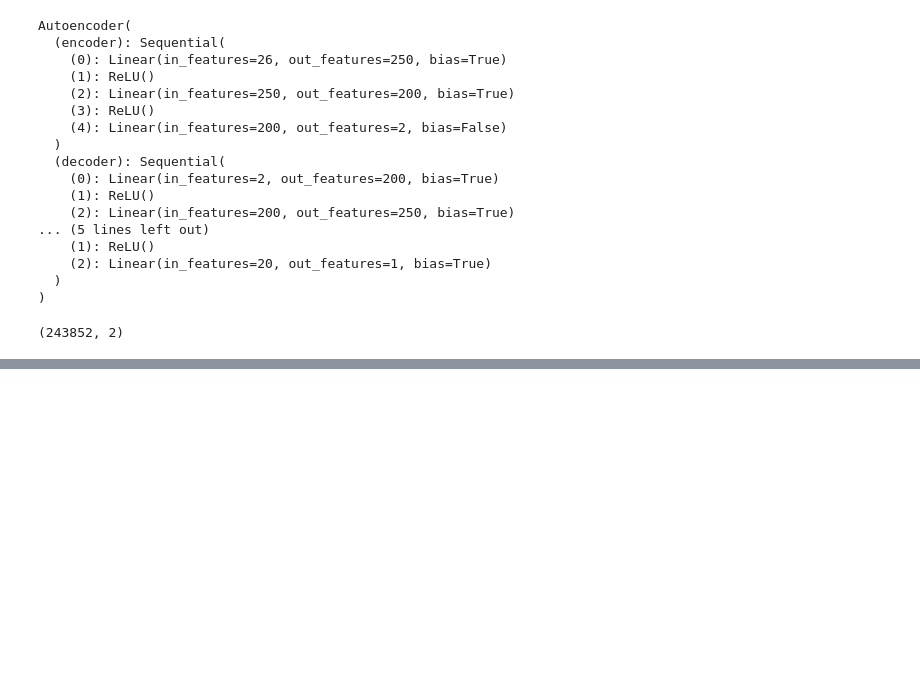
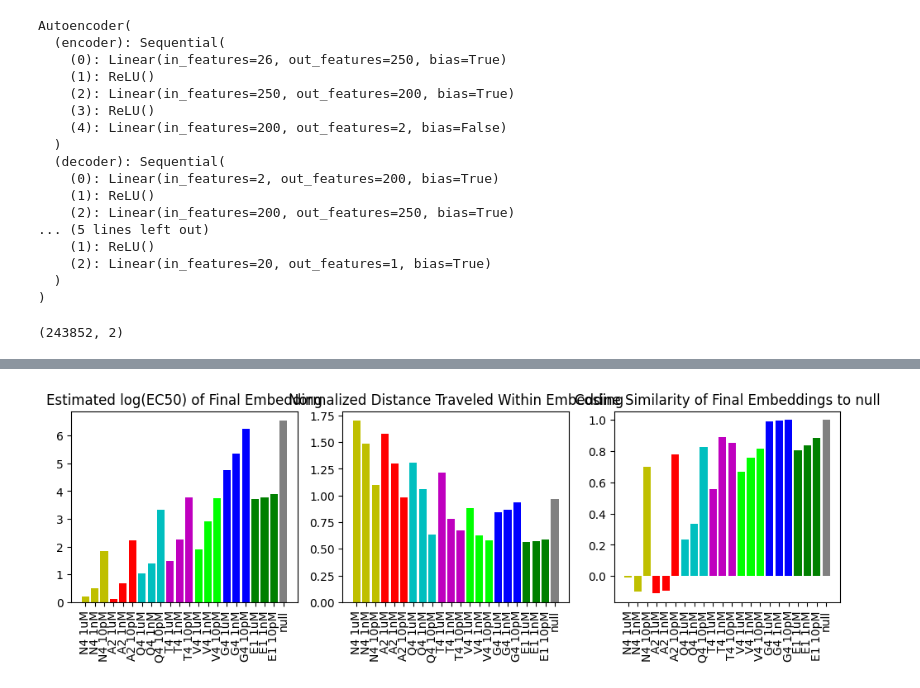
Before and after one commit to L-Pen/capstone, a Jupyter notebook: autoencoder_pipeline/analyze_model.ipynb, the cells around one changed output, grey strips where cells are left out. Drawn from its saved outputs; the diff is of its cells as text; code cells hidden in the pictures; blank space fills up the shorter version.

```diff
--- a/autoencoder_pipeline/analyze_model.ipynb
+++ b/autoencoder_pipeline/analyze_model.ipynb
@@ -216,0 +258,88 @@ get_markers_embedding("Autoencoder",embeddings,markers,model_inputs,strengths,[f
+# %%
+
+plt.figure(figsize=(15,3))
+plt.subplot(1,3,1)
+ax = plt.gca()
+
+color_field = list(data_index_names).index(bar_graph_settings['color_by'])
+secondary_field = list(data_index_names).index(bar_graph_settings['secondary_order_by'])
+colors = ['r', 'g', 'b', 'y', 'c', 'm', 'lime', 'gray', 'orange', 'purple', 'pink', 'brown', 'olive', 'cyan', 'lightblue', 'lightgreen', 'lightgrey', 'lightcoral', 'lightpink', 'lightyellow', 'lightpurple', 'lightbrown', 'lightorange', 'lightcyan', 'lightolive']
+bar_graph_settings = {
+    'color_by':'Peptide',
+    'order_by':['N4','A2', 'Q4', 'T4','V4', 'G4','E1','null'],
+    'secondary_order_by':'Concentration',
+    'secondary_order':['1uM', '1nM', '10pM'],
+}
+
+get_val = lambda x: bar_graph_settings['order_by'].index(x['label'][color_field])*len(bar_graph_settings['secondary_order']) + bar_graph_settings['secondary_order'].index(x['label'][secondary_field])
+
+sorted_output = sorted(output, key=get_val)
+
+
+
+for i,exper in enumerate(sorted_output[:-2]):
+    label = ' '.join(exper['label'][1:])
+    if exper['label'][1] == 'null':
+        label = 'null'
+    color_index = index_order[color_field].index(exper['label'][color_field])
+    # color = get_experiment_color(experiment['label'],data_index_names)
+    # if i %3 == 0:
+    #     ax.bar(exper['label'][1]+' log(EC50)', known_strengths[exper['label'][1]], label=exper['label'][1], color=colors[color_index])
+    ax.bar(label, exper['strengths'][-1], label=label, color=colors[color_index])#yerr=exper['strengths_std'][-1]
+
+plt.xticks(rotation=90)
+plt.title("Estimated log(EC50) of Final Embedding")
+
+
+plt.subplot(1,3,2)
+ax = plt.gca()
+
+color_field = list(data_index_names).index(bar_graph_settings['color_by'])
+colors = ['r', 'g', 'b', 'y', 'c', 'm', 'lime', 'gray', 'orange', 'purple', 'pink', 'brown', 'olive', 'cyan', 'lightblue', 'lightgreen', 'lightgrey', 'lightcoral', 'lightpink', 'lightyellow', 'lightpurple', 'lightbrown', 'lightorange', 'lightcyan', 'lightolive']
+# sorted_output = sorted(output, key=lambda x: bar_graph_settings['order_by'].index(x['label'][color_field]))
+
+reference = sorted_output[-3]['embeddings'][-1]
+reference_std = sorted_output[-3]['embeddings_std'][-1]
+reference_distance = np.linalg.norm(reference-sorted_output[-1]['embeddings'][0])
+for exper in sorted_output[:-2]:
+    label = ' '.join(exper['label'][1:])
+    if exper['label'][1] == 'null':
+        label = 'null'
+    color_index = index_order[color_field].index(exper['label'][color_field])
+    starting_point = exper['embeddings'][0]
+    latest_point = exper['embeddings'][-1]
+    distance = np.linalg.norm(latest_point-starting_point)
+    # color = get_experiment_color(experiment['label'],data_index_names)
+    ax.bar(label, distance/reference_distance, label=label, color=colors[color_index])
+    plt.xticks(rotation=90)
+plt.title("Normalized Distance Traveled Within Embedding")
+
+plt.subplot(1,3,3)
+ax = plt.gca()
+
+color_field = list(data_index_names).index(bar_graph_settings['color_by'])
+colors = ['r', 'g', 'b', 'y', 'c', 'm', 'lime', 'gray', 'orange', 'purple', 'pink', 'brown', 'olive', 'cyan', 'lightblue', 'lightgreen', 'lightgrey', 'lightcoral', 'lightpink', 'lightyellow', 'lightpurple', 'lightbrown', 'lightorange', 'lightcyan', 'lightolive']
+# sorted_output = sorted(output, key=lambda x: bar_graph_settings['order_by'].index(x['label'][color_field]))
+
+reference = sorted_output[-3]['embeddings'][-1]
+reference_std = sorted_output[-3]['embeddings_std'][-1]
+
+for exper in sorted_output[:-2]:
+    label = ' '.join(exper['label'][1:])
+    if exper['label'][1] == 'null':
+        label = 'null'
+    color_index = index_order[color_field].index(exper['label'][color_field])
+    latest_point = exper['embeddings'][-1]
+    variance_latest_point = exper['embeddings_std'][-1]
+
+    cosine_similarity = np.dot(reference,latest_point)/(np.linalg.norm(reference)*np.linalg.norm(latest_point))
+    cosine_similarity_variance = (np.dot(reference+reference_std,latest_point+variance_latest_point)/(np.linalg.norm(reference+reference_std)*np.linalg.norm(latest_point+variance_latest_point)) - cosine_similarity)/2
+    # color = get_experiment_color(experiment['label'],data_index_names)
+    ax.bar(label, cosine_similarity, label=label, color=colors[color_index])
+    plt.xticks(rotation=90)
+plt.title("Cosine Similarity of Final Embeddings to " + sorted_output[-1]['label'][1])
+
+
+plt.show()
+# %% [output]
+[figure, added]
```
Also changed, not shown: parts of 9 cells of this notebook, 4 other files.
